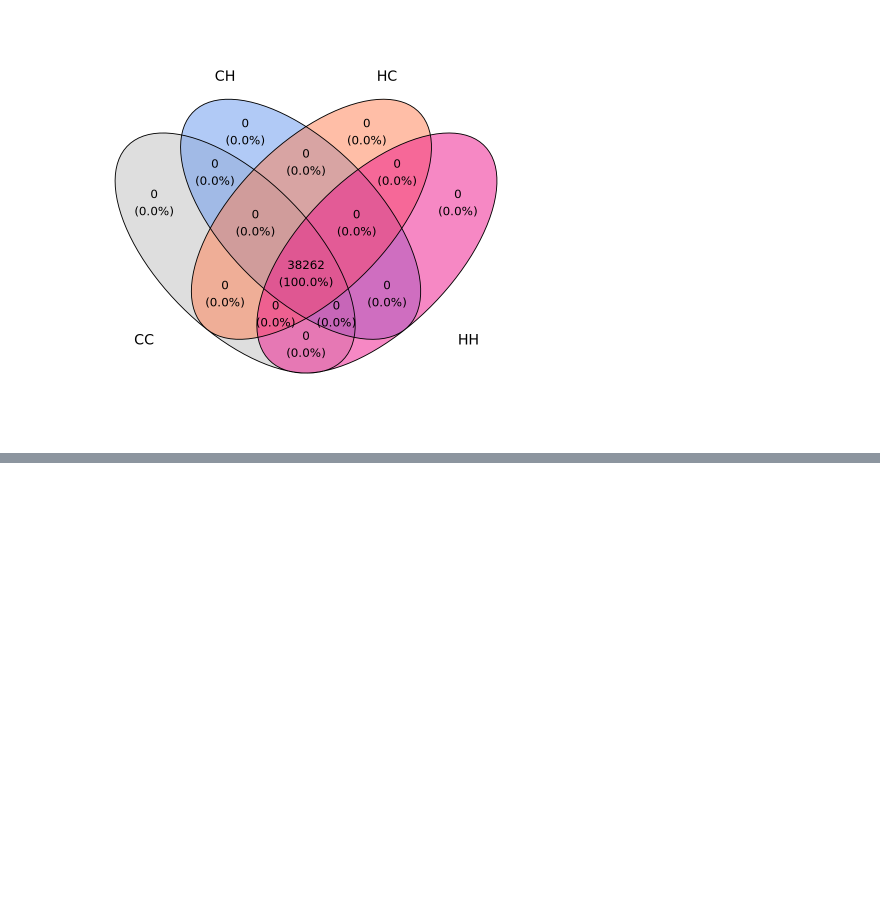
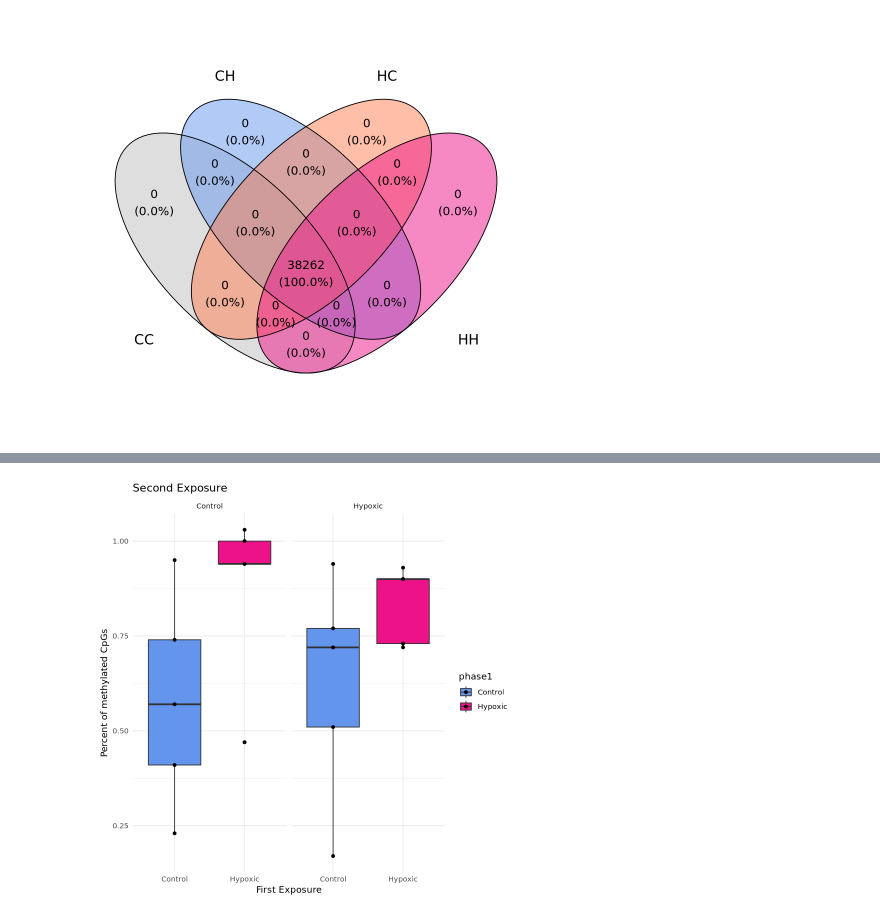
Before and after one commit to jgmcdonough/CE18_methylRAD_analysis, a Jupyter notebook: analysis/genomic_feature_tracks/methylation_level_of_features.ipynb, the cells around one changed output, grey strips where cells are left out. Saved outputs shown, nothing was run; the diff lists cells and outputs as text; code cells hidden in the pictures; blank space fills up the shorter version.

```diff
--- a/analysis/genomic_feature_tracks/methylation_level_of_features.ipynb
+++ b/analysis/genomic_feature_tracks/methylation_level_of_features.ipynb
@@ -2738,0 +2759,4 @@ Adding another scale for fill, which will replace the existing scale.
+# %%
+cpg <- read.csv('/project/pi_sarah_gignouxwolfsohn_uml_edu/julia/CE_MethylRAD_analysis_2018/analysis/genomic_feature_tracks/methylation_level/CpG_meLevel.csv')
+cpg <- cpg[,-1]
+cpg
@@ -2738,0 +2783,6 @@ Adding another scale for fill, which will replace the existing scale.
+# %%
+# Assuming your data is in a dataframe called 'df'
+cpg$phase1 <- ifelse(substr(cpg$treatment, 1, 1) == "C", "Control", "Hypoxic")
+cpg$phase2 <- ifelse(substr(cpg$treatment, 2, 2) == "C", "Control", "Hypoxic")
+
+cpg
@@ -2738,0 +2809,14 @@ Adding another scale for fill, which will replace the existing scale.
+# %%
+cpgBoxplot <- ggplot(cpg, aes(x = phase1, y = methyl_level, fill = phase1)) +
+  geom_boxplot() +
+geom_point() +
+facet_wrap(~ phase2) +
+scale_fill_manual(values=c('cornflowerblue', 'deeppink2')) +
+guides(value = FALSE) +
+labs(x = "First Exposure", y = "Percent of methylated CpGs", title = "Second Exposure") +
+theme(plot.title = element_text(hjust = 0.5, vjust = 1)) +
+theme_minimal()
+
+cpgBoxplot
+# %% [output]
+[figure, added]
```
Also changed, not shown: parts of 5 cells of this notebook, 1 other file.
